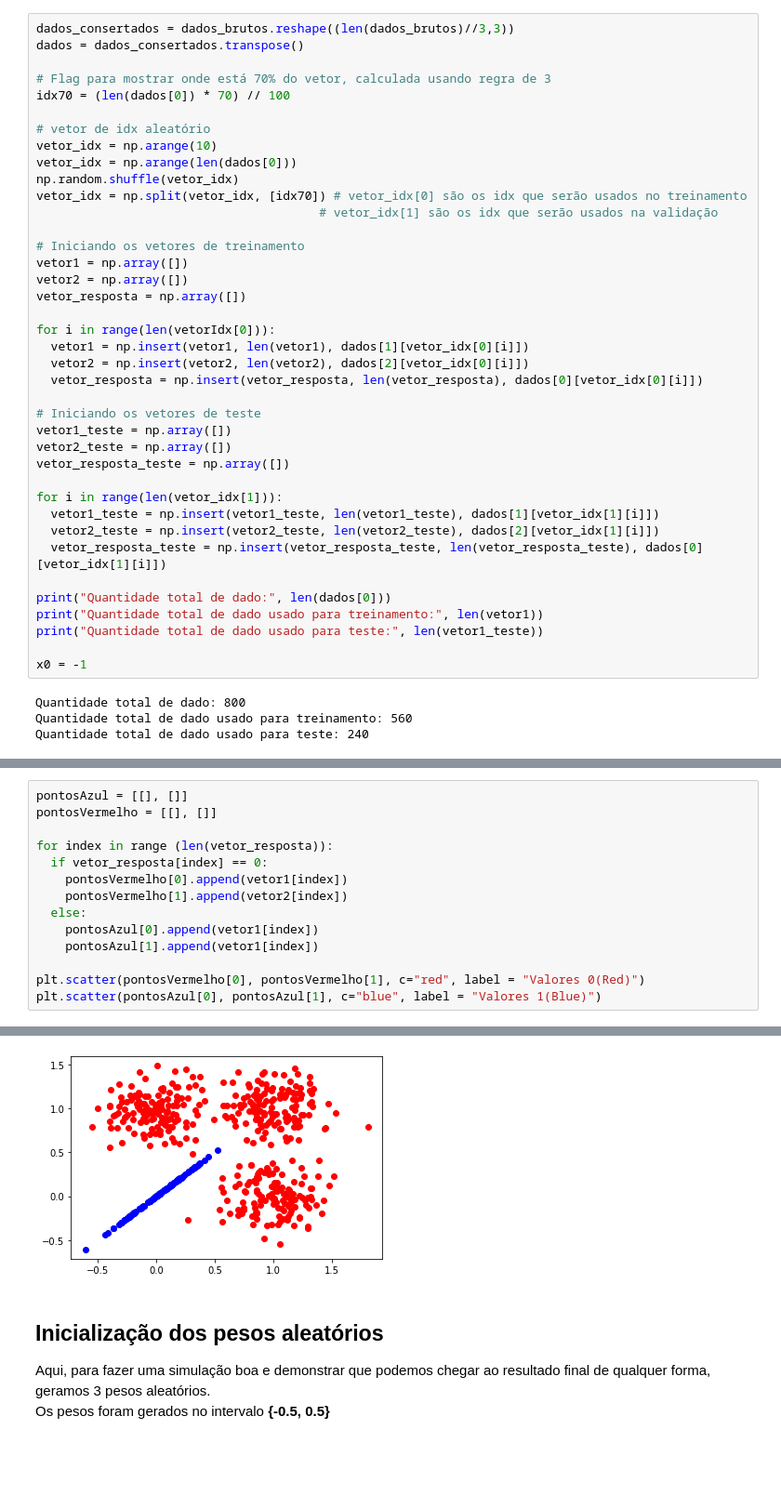
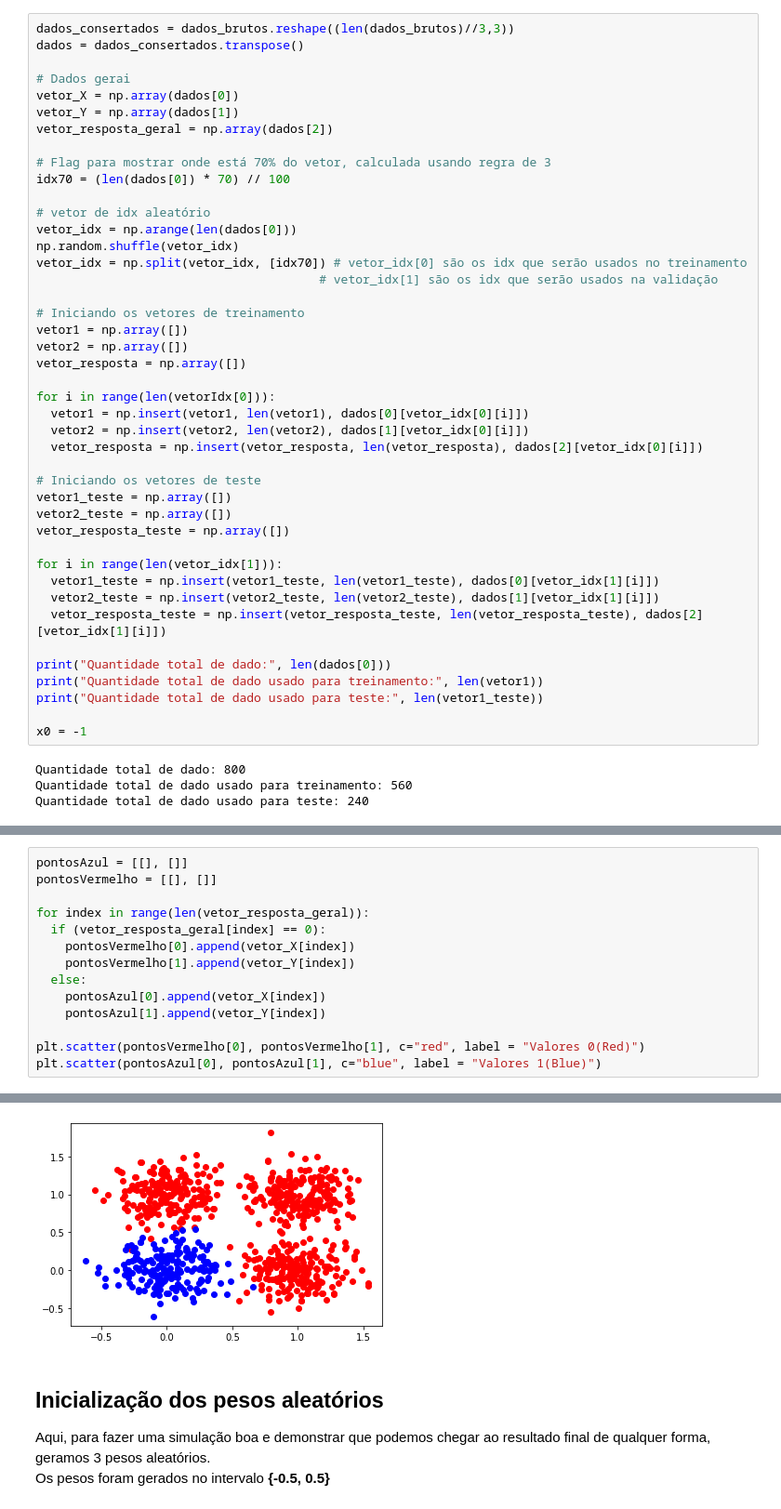
Before and after one commit to levidasilvalima/RNA-PP2, a Jupyter notebook: Parte3/PP2_parte3.ipynb, the cells around one changed output, grey strips where cells are left out. Shown at 93% size. Cells and saved outputs as stored; diff of their text form; blank space fills up the shorter version.

Commit message:
fix: corrige bug na divisão dos dados. add: evidência inicial de que não é um problema linearmente separável

```diff
--- a/Parte3/PP2_parte3.ipynb
+++ b/Parte3/PP2_parte3.ipynb
@@ -65,12 +77,16 @@ Aqui, temos:
 # %%
 dados_consertados = dados_brutos.reshape((len(dados_brutos)//3,3))
 dados = dados_consertados.transpose()
+
+# Dados gerai
+vetor_X = np.array(dados[0])
+vetor_Y = np.array(dados[1])
+vetor_resposta_geral = np.array(dados[2])
 
 # Flag para mostrar onde está 70% do vetor, calculada usando regra de 3
 idx70 = (len(dados[0]) * 70) // 100
 
 # vetor de idx aleatório
-vetor_idx = np.arange(10)
 vetor_idx = np.arange(len(dados[0]))
 np.random.shuffle(vetor_idx)
 vetor_idx = np.split(vetor_idx, [idx70]) # vetor_idx[0] são os idx que serão usados no treinamento
@@ -82,9 +98,9 @@ vetor2 = np.array([])
 vetor_resposta = np.array([])
 
 for i in range(len(vetorIdx[0])):
-  vetor1 = np.insert(vetor1, len(vetor1), dados[1][vetor_idx[0][i]])
-  vetor2 = np.insert(vetor2, len(vetor2), dados[2][vetor_idx[0][i]])
-  vetor_resposta = np.insert(vetor_resposta, len(vetor_resposta), dados[0][vetor_idx[0][i]])
+  vetor1 = np.insert(vetor1, len(vetor1), dados[0][vetor_idx[0][i]])
+  vetor2 = np.insert(vetor2, len(vetor2), dados[1][vetor_idx[0][i]])
+  vetor_resposta = np.insert(vetor_resposta, len(vetor_resposta), dados[2][vetor_idx[0][i]])
 
 # Iniciando os vetores de teste
 vetor1_teste = np.array([])
@@ -92,9 +108,9 @@ vetor2_teste = np.array([])
 vetor_resposta_teste = np.array([])
 
 for i in range(len(vetor_idx[1])):
-  vetor1_teste = np.insert(vetor1_teste, len(vetor1_teste), dados[1][vetor_idx[1][i]])
-  vetor2_teste = np.insert(vetor2_teste, len(vetor2_teste), dados[2][vetor_idx[1][i]])
-  vetor_resposta_teste = np.insert(vetor_resposta_teste, len(vetor_resposta_teste), dados[0][vetor_idx[1][i]])
+  vetor1_teste = np.insert(vetor1_teste, len(vetor1_teste), dados[0][vetor_idx[1][i]])
+  vetor2_teste = np.insert(vetor2_teste, len(vetor2_teste), dados[1][vetor_idx[1][i]])
+  vetor_resposta_teste = np.insert(vetor_resposta_teste, len(vetor_resposta_teste), dados[2][vetor_idx[1][i]])
 
 print("Quantidade total de dado:", len(dados[0]))
 print("Quantidade total de dado usado para treinamento:", len(vetor1))
@@ -111,20 +127,20 @@ Olhando para os pontos usados no treinamento, visualmente podemos verificar que
 # %%
 pontosAzul = [[], []]
 pontosVermelho = [[], []]
 
-for index in range (len(vetor_resposta)):
-  if vetor_resposta[index] == 0:
-    pontosVermelho[0].append(vetor1[index])
-    pontosVermelho[1].append(vetor2[index])
+for index in range(len(vetor_resposta_geral)):
+  if (vetor_resposta_geral[index] == 0):
+    pontosVermelho[0].append(vetor_X[index])
+    pontosVermelho[1].append(vetor_Y[index])
   else:
-    pontosAzul[0].append(vetor1[index])
-    pontosAzul[1].append(vetor1[index])
+    pontosAzul[0].append(vetor_X[index])
+    pontosAzul[1].append(vetor_Y[index])
 
 plt.scatter(pontosVermelho[0], pontosVermelho[1], c="red", label = "Valores 0(Red)")
 plt.scatter(pontosAzul[0], pontosAzul[1], c="blue", label = "Valores 1(Blue)")
 # %% [output]
 <matplotlib.collections.PathCollection at 0x...>
-[figure, old version]
+[figure, new version]
 # %% [markdown]
 ## Inicialização dos pesos aleatórios
 Aqui, para fazer uma simulação boa e demonstrar que podemos chegar ao resultado final de qualquer forma, geramos 3 pesos aleatórios.
```
Also changed, not shown: parts of 8 cells of this notebook.
